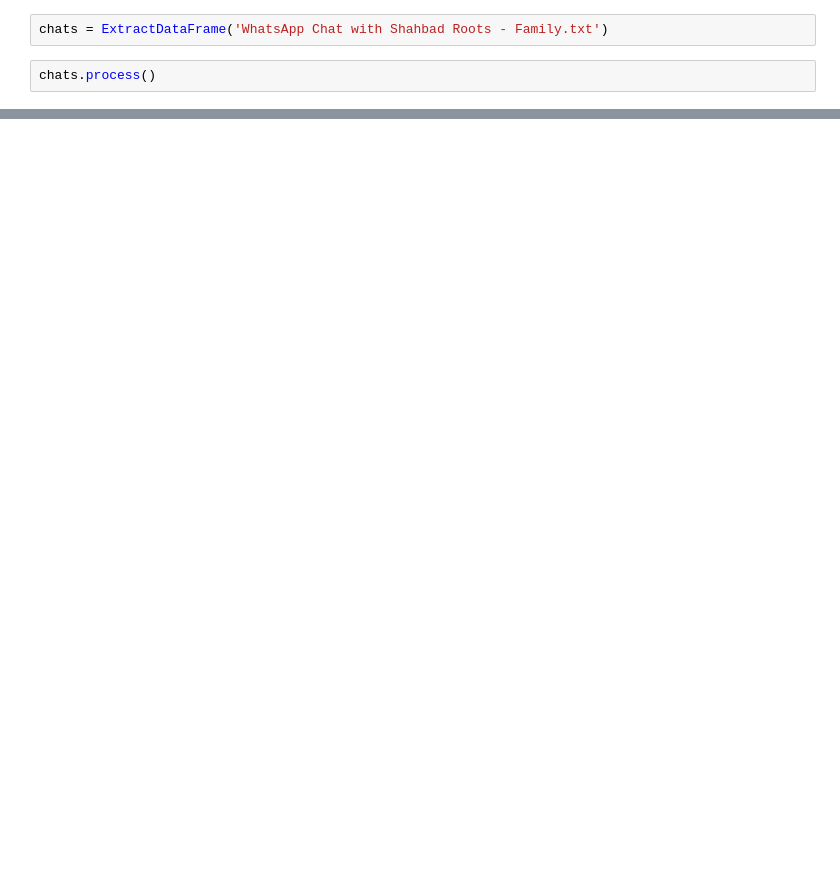
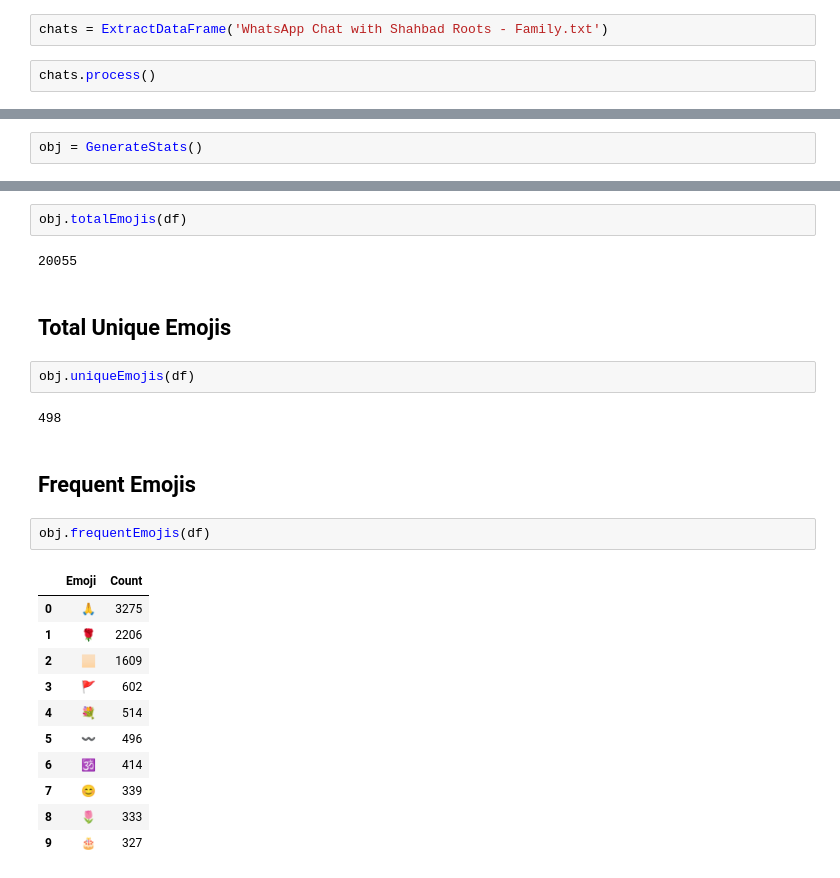
Before and after one commit to kaustubhgupta/WhatsApp-Groups-Analyser, a Jupyter notebook: WhatsApp-Analyser.ipynb, the cells around one changed output, grey strips where cells are left out. Saved outputs shown, nothing was run; the diff lists cells and outputs as text; blank space fills up the shorter version.

```diff
--- a/WhatsApp-Analyser.ipynb
+++ b/WhatsApp-Analyser.ipynb
@@ -107,0 +303,2 @@ chats.dataframe()
+# %%
+obj = GenerateStats()
@@ -107,0 +313,26 @@ chats.dataframe()
+# %%
+obj.totalEmojis(df)
+# %% [output]
+20055
+# %% [markdown]
+## Total Unique Emojis
+# %%
+obj.uniqueEmojis(df)
+# %% [output]
+498
+# %% [markdown]
+## Frequent Emojis
+# %%
+obj.frequentEmojis(df)
+# %% [output]
+|  | Emoji | Count |
+| 0 | 🙏 | 3275 |
+| 1 | 🌹 | 2206 |
+| 2 | 🏻 | 1609 |
+| 3 | 🚩 | 602 |
+| 4 | 💐 | 514 |
+| 5 | 〰 | 496 |
+| 6 | 🕉 | 414 |
+| 7 | 😊 | 339 |
+| 8 | 🌷 | 333 |
+| 9 | 🎂 | 327 |
```
Also changed, not shown: parts of 23 cells of this notebook.
